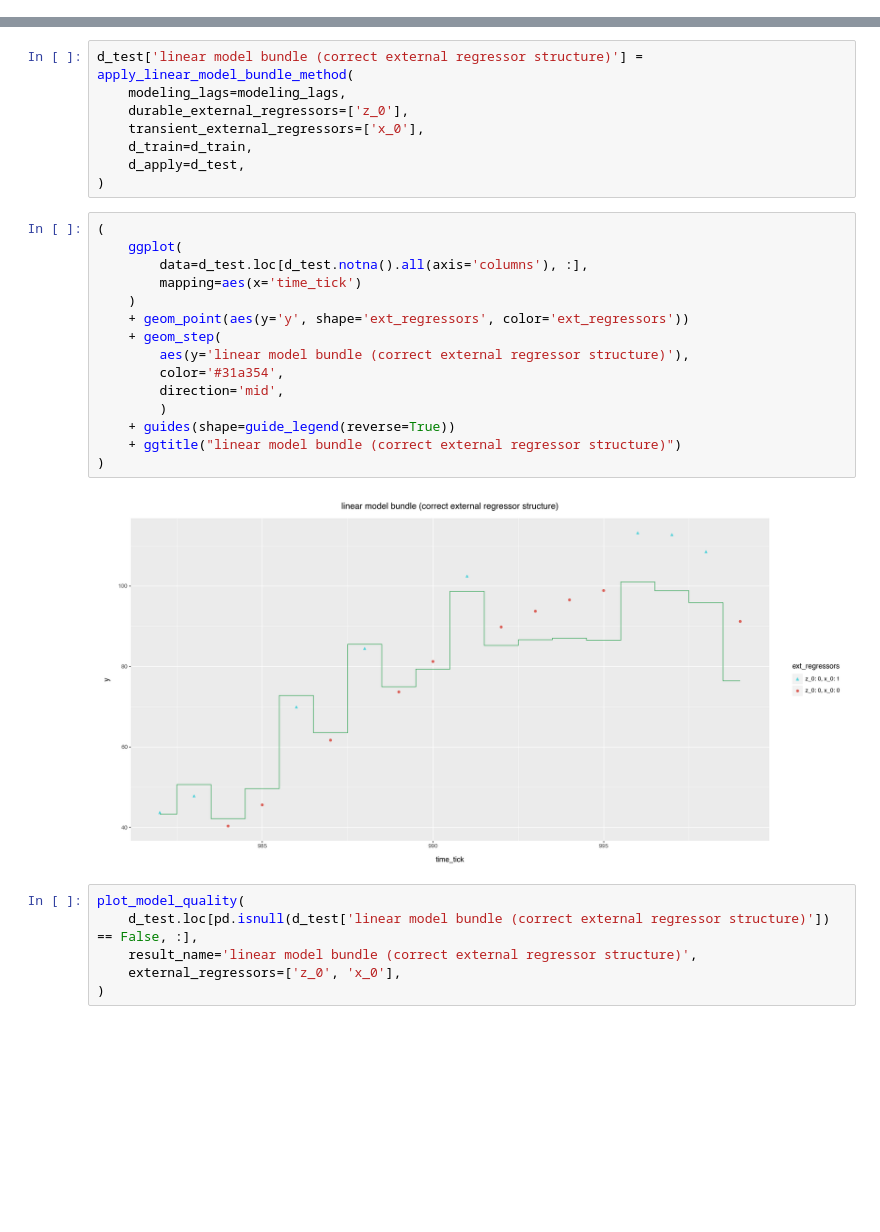
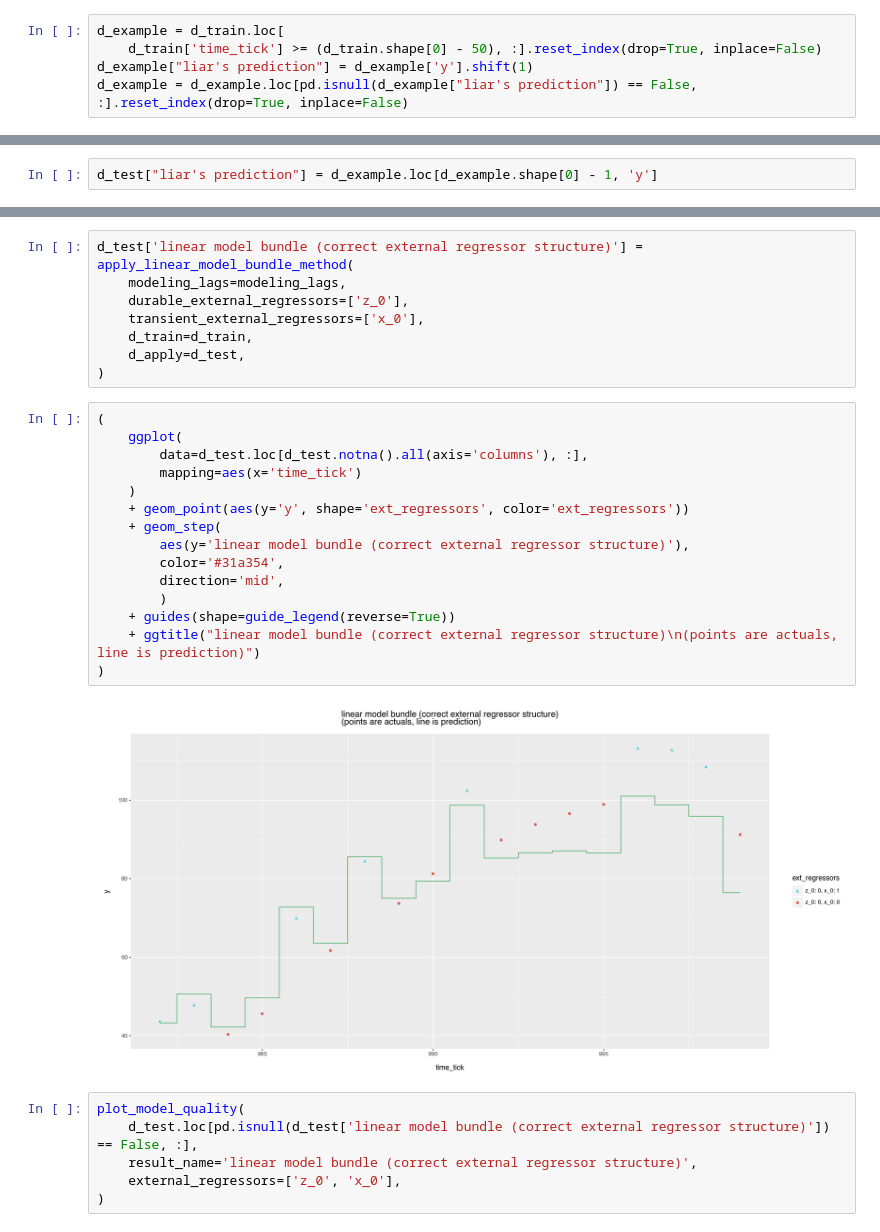
Before and after one commit to WinVector/Examples, a Jupyter notebook: TimeSeries/nested_model_example.ipynb, the cells around one changed output, grey strips where cells are left out. Drawn from its saved outputs; the diff is of its cells as text; blank space fills up the shorter version.

Commit message:
improve graphs add liar's prediction

```diff
--- a/TimeSeries/nested_model_example.ipynb
+++ b/TimeSeries/nested_model_example.ipynb
@@ -173,0 +176,5 @@ d_train_zoomed = d_train.loc[
+# %%
+d_example = d_train.loc[
+    d_train['time_tick'] >= (d_train.shape[0] - 50), :].reset_index(drop=True, inplace=False)
+d_example["liar's prediction"] = d_example['y'].shift(1)
+d_example = d_example.loc[pd.isnull(d_example["liar's prediction"]) == False, :].reset_index(drop=True, inplace=False)
@@ -173,0 +189,2 @@ d_train_zoomed = d_train.loc[
+# %%
+d_test["liar's prediction"] = d_example.loc[d_example.shape[0] - 1, 'y']
@@ -263,20 +299,20 @@ d_test['linear model bundle (correct external regressor structure)'] = apply_lin
 # %%
 (
     ggplot(
         data=d_test.loc[d_test.notna().all(axis='columns'), :],
         mapping=aes(x='time_tick')
     )
     + geom_point(aes(y='y', shape='ext_regressors', color='ext_regressors'))
     + geom_step(
         aes(y='linear model bundle (correct external regressor structure)'),
         color='#31a354',
         direction='mid',
         )
     + guides(shape=guide_legend(reverse=True))
-    + ggtitle("linear model bundle (correct external regressor structure)")
+    + ggtitle("linear model bundle (correct external regressor structure)\n(points are actuals, line is prediction)")
 )
 # %% [output]
-[figure, old version]
+[figure, new version]
 # %%
 plot_model_quality(
     d_test.loc[pd.isnull(d_test['linear model bundle (correct external regressor structure)']) == False, :],
```
Also changed, not shown: parts of 8 cells of this notebook.
